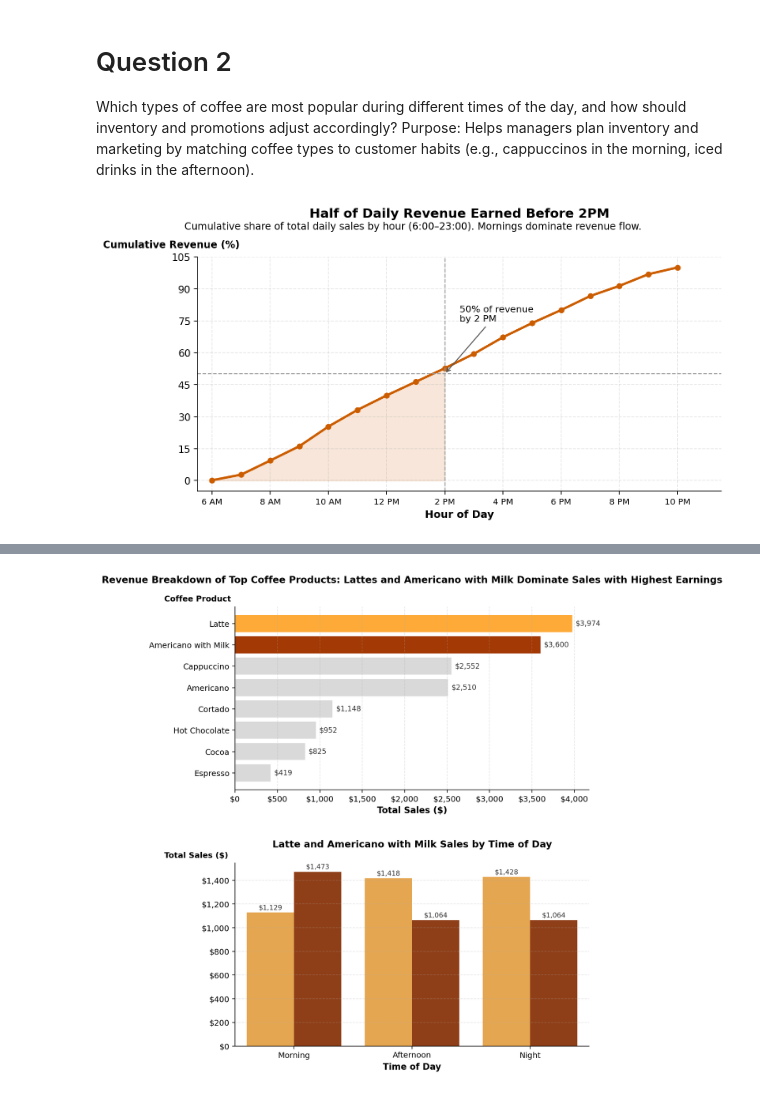
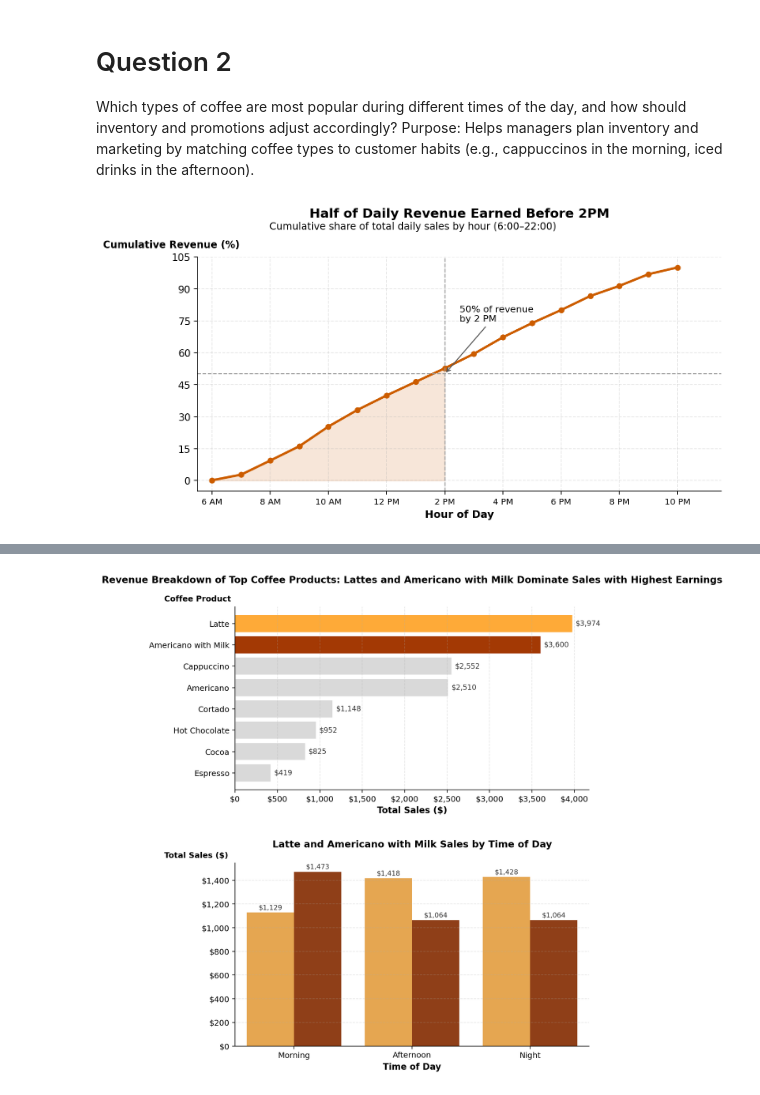
Before and after one commit to visheshgupta19/Memo-Assignment, a Jupyter notebook: memo update copy.ipynb, the cells around one changed output, grey strips where cells are left out. Saved outputs shown, nothing was run; the diff lists cells and outputs as text; code cells hidden in the pictures.

```diff
--- a/memo update copy.ipynb
+++ b/memo update copy.ipynb
@@ -609,7 +615,7 @@ else:
         pad=40,
     )
     plt.suptitle(
-        f"Cumulative share of total daily sales by hour ({OPEN_HOUR}:00–{CLOSE_HOUR}:00). Mornings dominate revenue flow.",
+        f"Cumulative share of total daily sales by hour ({OPEN_HOUR}:00–{CLOSE_HOUR-1}:00)",
         fontsize=10,
         y=0.873,
     )
@@ -618,31 +624,31 @@ else:
 
     ax.text(
         -0.05,
         1.03,
         "Cumulative Revenue (%)",
         transform=ax.transAxes,
         ha="center",
         va="bottom",
         fontweight="bold",
         fontsize=10,
     )
 
     ax.set_xlim(OPEN_HOUR - 0.5, CLOSE_HOUR + 0.5)
     ax.set_xticks(range(OPEN_HOUR, CLOSE_HOUR + 1, 2))
     ax.set_xticklabels(
         [
             f"{h%12 or 12} {'AM' if h < 12 else 'PM'}"
             for h in range(OPEN_HOUR, CLOSE_HOUR + 1, 2)
         ],
         fontsize=8.5,
     )
 
     ax.yaxis.set_major_locator(MaxNLocator(integer=True))
     ax.grid(axis="both", linestyle="--", alpha=0.3)
     ax.spines["top"].set_visible(False)
     ax.spines["right"].set_visible(False)
 
     plt.tight_layout()
     plt.show()
 # %% [output]
-[figure, old version]
+[figure, new version]
```
Also changed, not shown: parts of 2 cells of this notebook, 7 other files.
